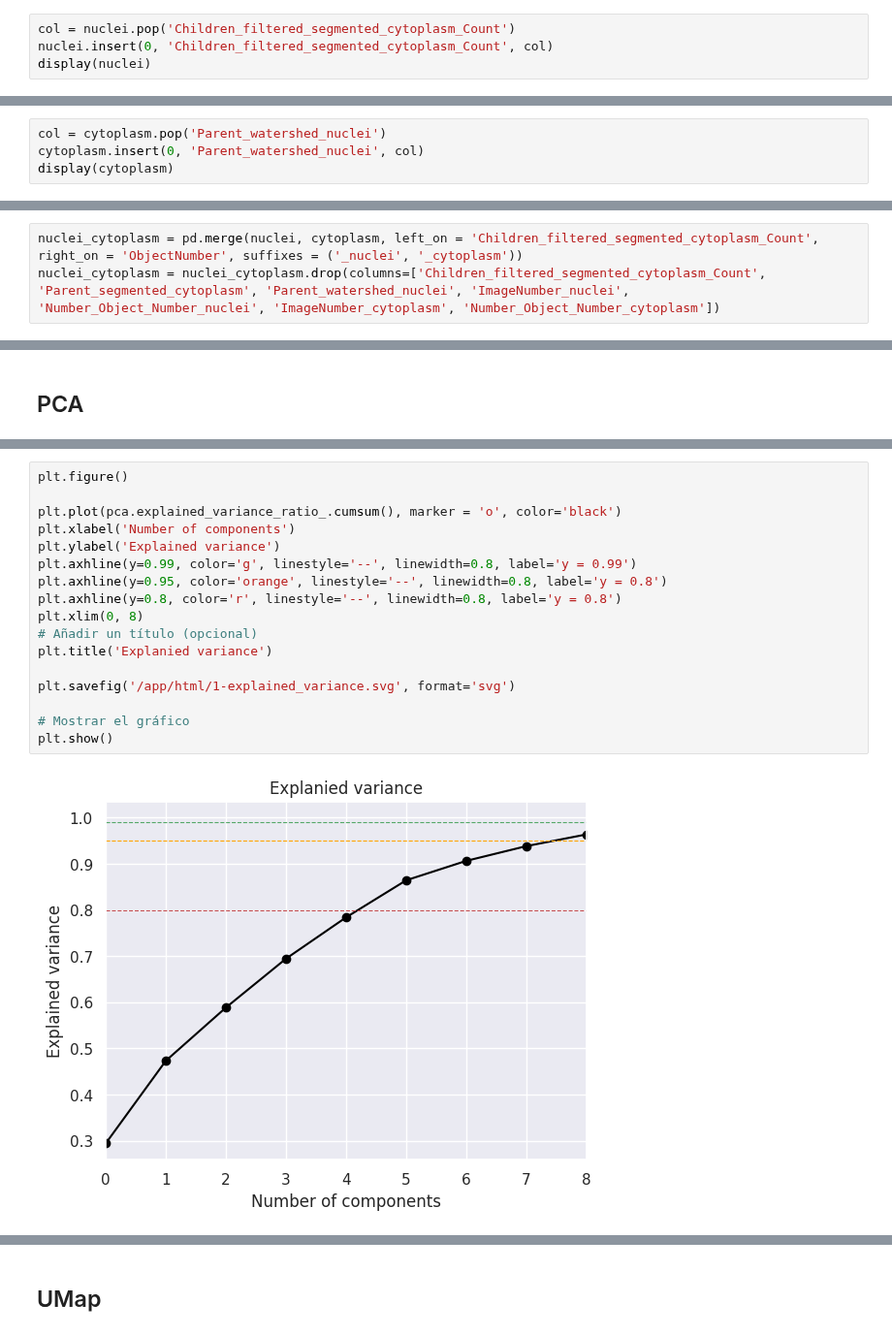
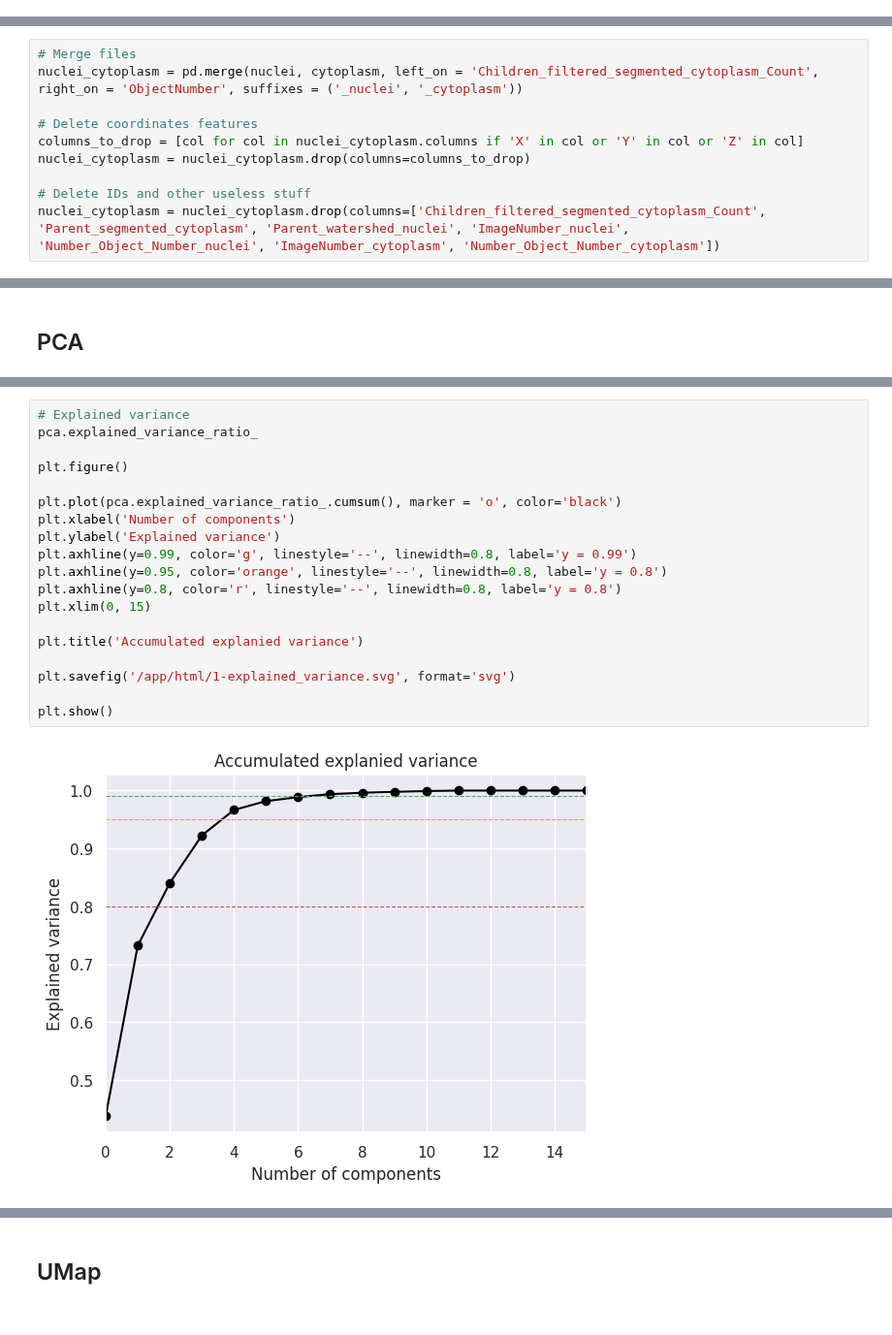
Before and after one commit to imAIgeneLAB/virtual_multiplexing, a Jupyter notebook: analysis/analysis.ipynb, the cells around one changed output, grey strips where cells are left out. Shown at 97% size. Cells and saved outputs as stored; diff of their text form.

```diff
--- a/analysis/analysis.ipynb
+++ b/analysis/analysis.ipynb
@@ -32,5 +29 @@ membrane = pd.read_csv('/app/data/cellprofiler_segmentation/object_membrane.txt'
 cytoplasm = pd.read_csv('/app/data/cellprofiler_segmentation/filtered_segmented_cytoplasm.txt', sep='\t', index_col = 1)
-# %%
-col = nuclei.pop('Children_filtered_segmented_cytoplasm_Count')
-nuclei.insert(0, 'Children_filtered_segmented_cytoplasm_Count', col)
-display(nuclei)
@@ -52,4 +29,0 @@ display(nuclei)
-# %%
-col = cytoplasm.pop('Parent_watershed_nuclei')
-cytoplasm.insert(0, 'Parent_watershed_nuclei', col)
-display(cytoplasm)
@@ -71,5 +30,12 @@ display(cytoplasm)
 # %%
+# Merge files
 nuclei_cytoplasm = pd.merge(nuclei, cytoplasm, left_on = 'Children_filtered_segmented_cytoplasm_Count', right_on = 'ObjectNumber', suffixes = ('_nuclei', '_cytoplasm'))
+
+# Delete coordinates features
+columns_to_drop = [col for col in nuclei_cytoplasm.columns if 'X' in col or 'Y' in col or 'Z' in col]
+nuclei_cytoplasm = nuclei_cytoplasm.drop(columns=columns_to_drop)
+
+# Delete IDs and other useless stuff
 nuclei_cytoplasm = nuclei_cytoplasm.drop(columns=['Children_filtered_segmented_cytoplasm_Count', 'Parent_segmented_cytoplasm', 'Parent_watershed_nuclei', 'ImageNumber_nuclei', 'Number_Object_Number_nuclei', 'ImageNumber_cytoplasm', 'Number_Object_Number_cytoplasm'])
 # %%
 display(nuclei_cytoplasm)
@@ -115,20 +70,22 @@ array([2.93972592e-01, 1.79168251e-01, 1.15387859e-01, 1.06005166e-01,
 # %%
+# Explained variance
+pca.explained_variance_ratio_
+
 plt.figure()
 
 plt.plot(pca.explained_variance_ratio_.cumsum(), marker = 'o', color='black')
 plt.xlabel('Number of components')
 plt.ylabel('Explained variance')
 plt.axhline(y=0.99, color='g', linestyle='--', linewidth=0.8, label='y = 0.99')
 plt.axhline(y=0.95, color='orange', linestyle='--', linewidth=0.8, label='y = 0.8')
 plt.axhline(y=0.8, color='r', linestyle='--', linewidth=0.8, label='y = 0.8')
-plt.xlim(0, 8)
-# Añadir un título (opcional)
-plt.title('Explanied variance')
+plt.xlim(0, 15)
+
+plt.title('Accumulated explanied variance')
 
 plt.savefig('/app/html/1-explained_variance.svg', format='svg')
 
-# Mostrar el gráfico
 plt.show()
 # %% [output]
-[figure, old version]
+[figure, new version]
 # %%
```
Also changed, not shown: parts of 38 cells of this notebook, 1 other file.
